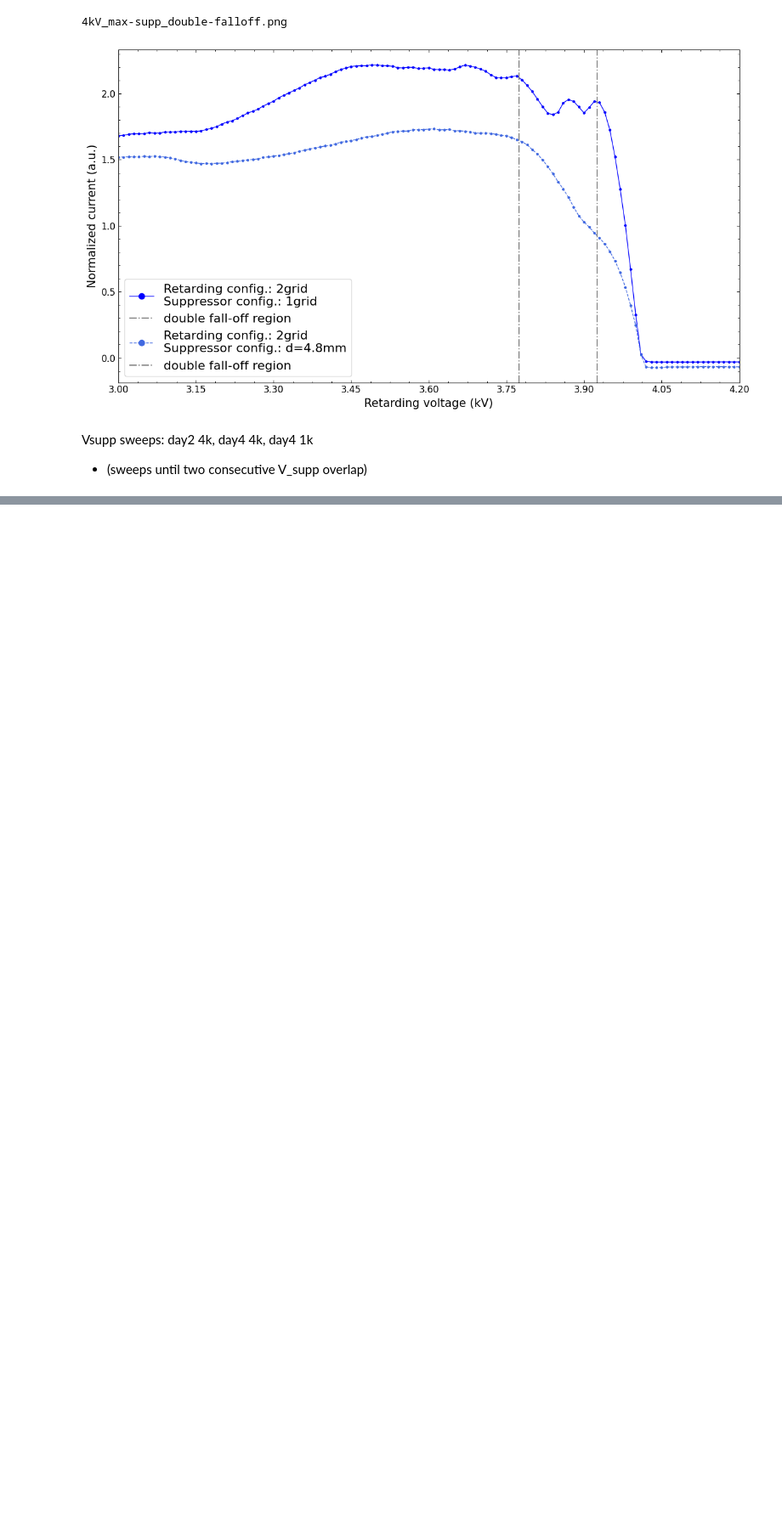
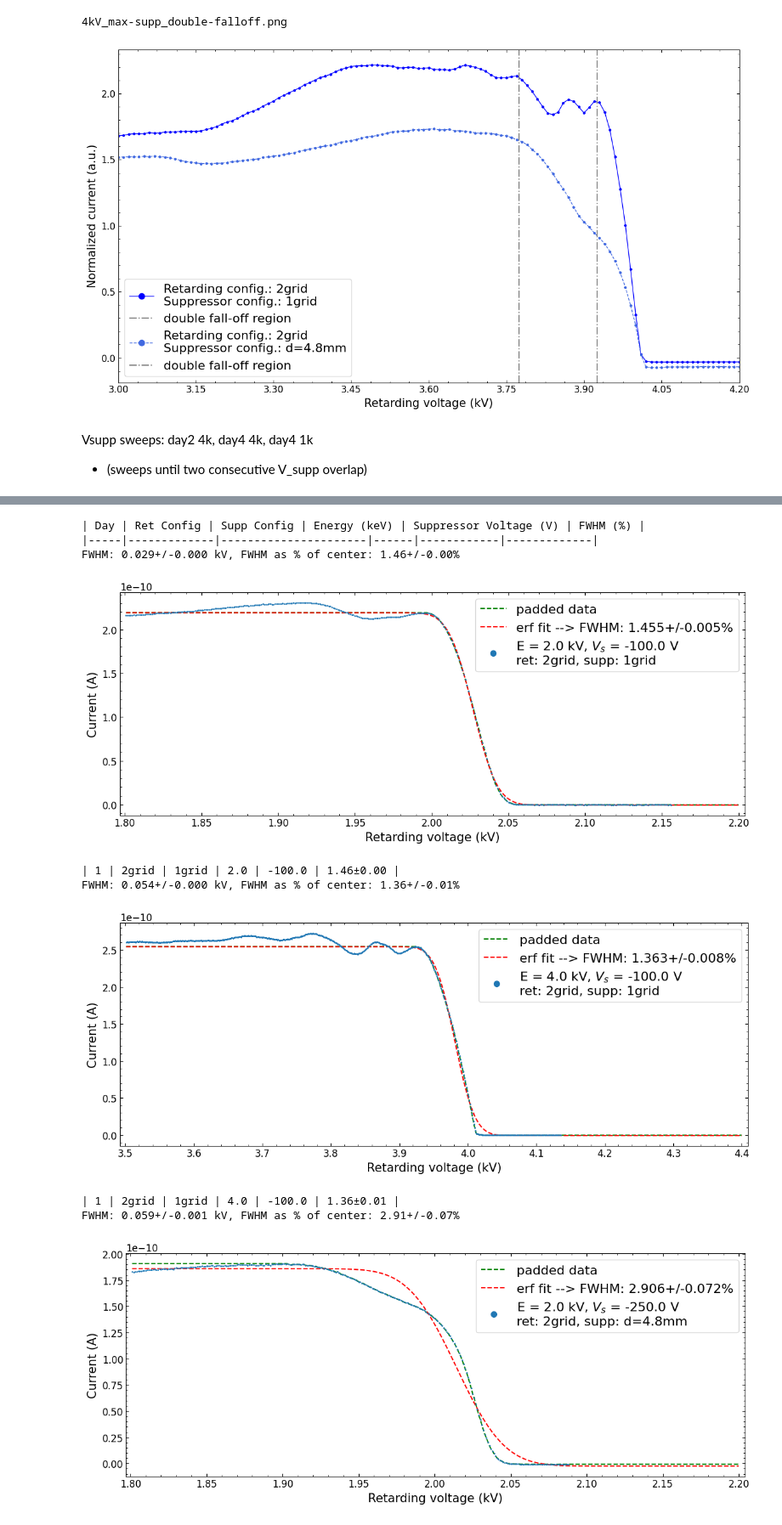
Before and after one commit to naki23/PL4-RFA, a Jupyter notebook: RFA_main2.ipynb, the cells around one changed output, grey strips where cells are left out. Shown at 85% size. Drawn from its saved outputs; the diff is of its cells as text; code cells hidden in the pictures; blank space fills up the shorter version.

```diff
--- a/RFA_main2.ipynb
+++ b/RFA_main2.ipynb
@@ -589,0 +609,24 @@ ret_1grid__supp_d=9.5mm__1kV.png
+# %%
+all_peaks = filtered(all_rfa_datas, is_peak=[True], supp_voltage=list(range(0, -701, -50)))
+all_peaks.sort(key=lambda x: (x.measurement_day, x.energy, -x.suppressor_voltage))
+def create_table(all_peaks):
+    print("| Day | Ret Config | Supp Config | Energy (keV) | Suppressor Voltage (V) | FWHM (%) |")
+    print("|-----|-------------|----------------------|------|------------|-------------|")
+
+    for data in all_peaks:
+        fwhm = data.calc_fwhm(plot=True)
+        print(f"| {data.measurement_day} | {data.ret_config} | {data.supp_config} | {data.energy} | {data.suppressor_voltage} | {fwhm:.3P} |")
+
+# Call the function with your data
+create_table(all_peaks)
+# %% [output]
+| Day | Ret Config | Supp Config | Energy (keV) | Suppressor Voltage (V) | FWHM (%) |
+|-----|-------------|----------------------|------|------------|-------------|
+FWHM: 0.029+/-0.000 kV, FWHM as % of center: 1.46+/-0.00%
+[figure, added]
+| 1 | 2grid | 1grid | 2.0 | -100.0 | 1.46±0.00 |
+FWHM: 0.054+/-0.000 kV, FWHM as % of center: 1.36+/-0.01%
+[figure, added]
+| 1 | 2grid | 1grid | 4.0 | -100.0 | 1.36±0.01 |
+FWHM: 0.059+/-0.001 kV, FWHM as % of center: 2.91+/-0.07%
+[figure, added]
```
Also changed, not shown: parts of 8 cells of this notebook, 3 other files.
